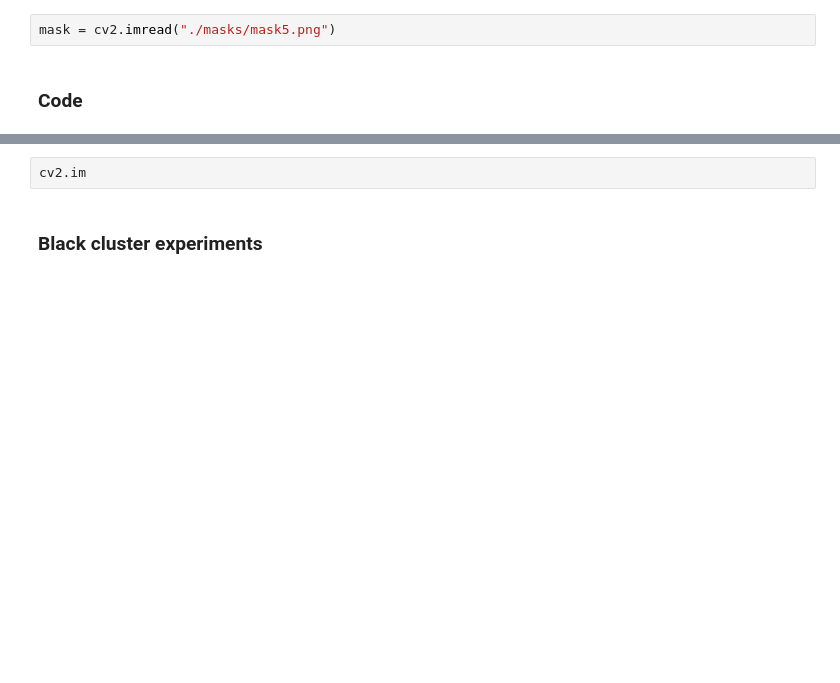
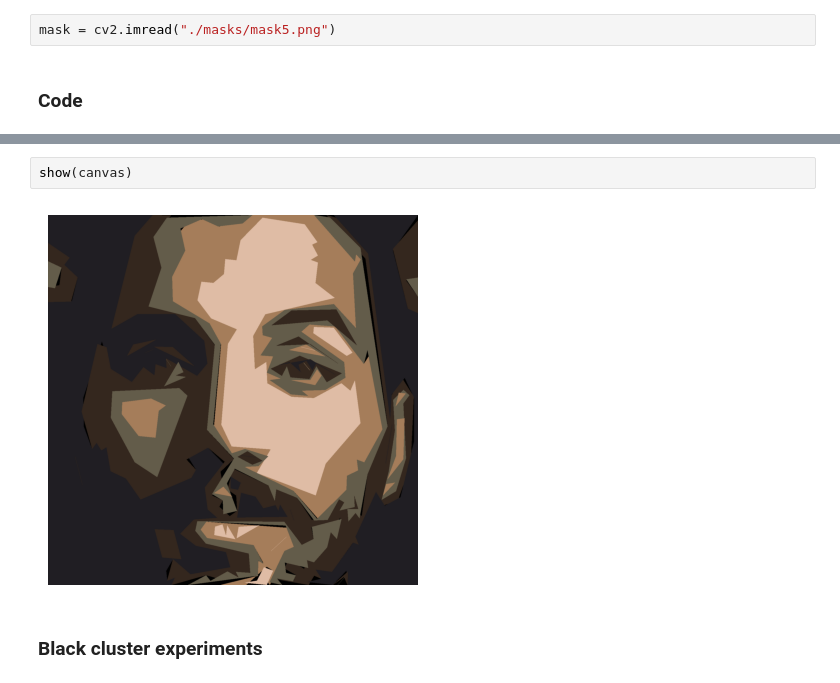
Before and after one commit to vinayak19th/Aesthetic-Face-De-Identification, a Jupyter notebook: python_experiments/CutOutFilter.ipynb, the cells around one changed output, grey strips where cells are left out. Drawn from its saved outputs; the diff is of its cells as text; blank space fills up the shorter version.

```diff
--- a/python_experiments/CutOutFilter.ipynb
+++ b/python_experiments/CutOutFilter.ipynb
@@ -292,5 +316,7 @@ Drawing Complete
 # %%
-cv2.im
+show(canvas)
+# %% [output]
+[figure, added]
 # %% [markdown]
 ### Black cluster experiments
 # %%
```
Also changed, not shown: parts of 4 cells of this notebook, 14 other files.
